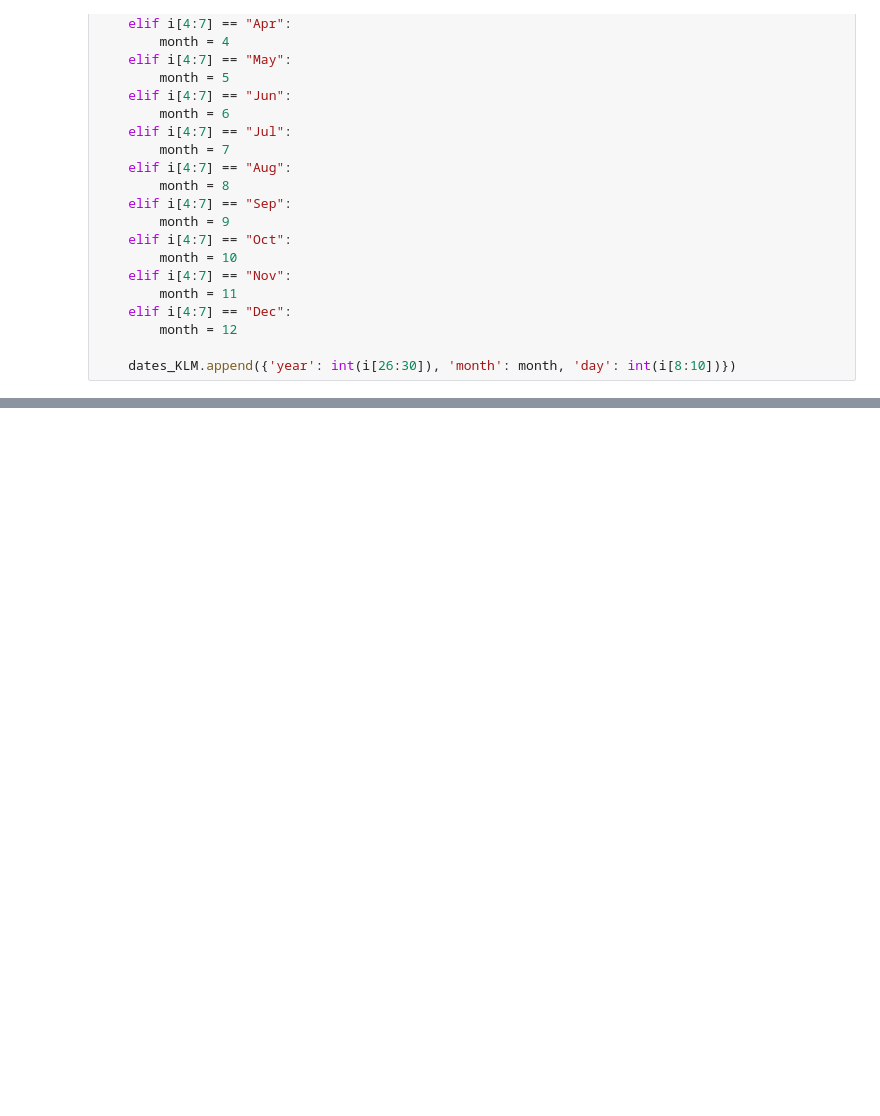
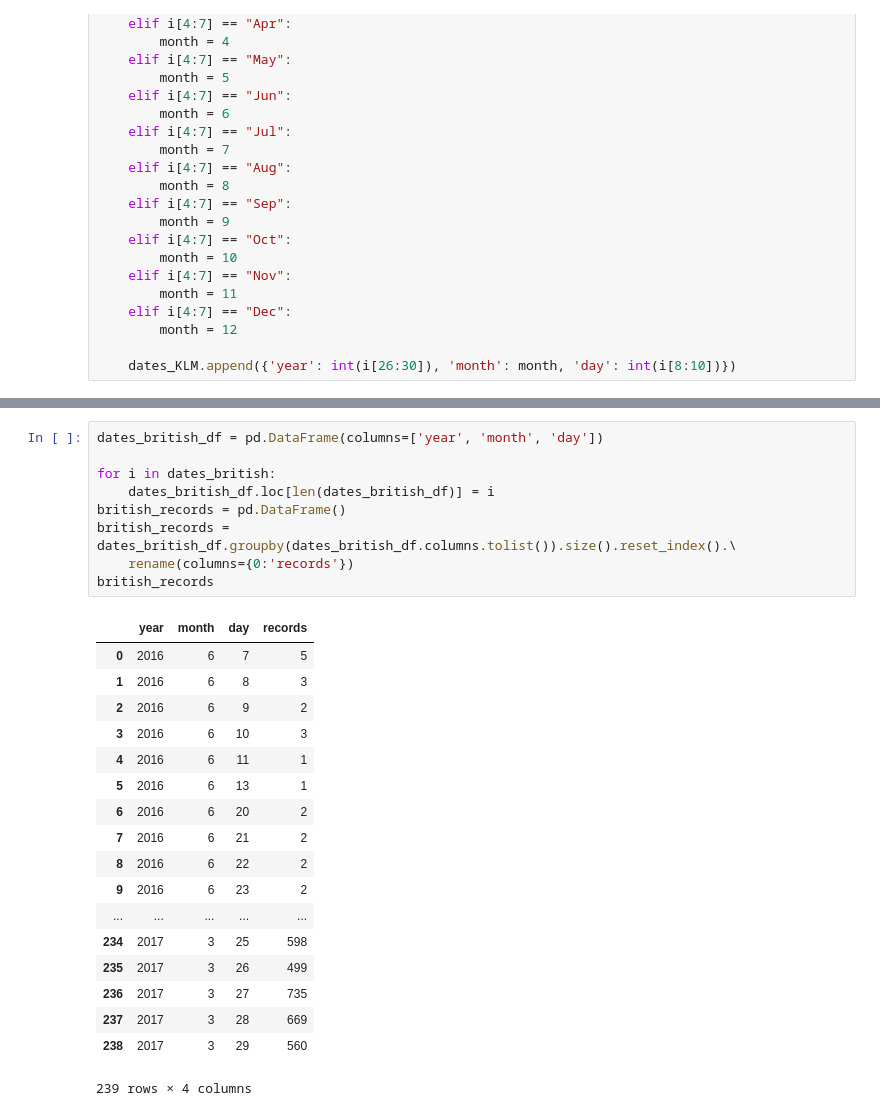
Before and after one commit to dharmsen/DBLDataChallenge, a Jupyter notebook: EDA, but clean.ipynb, the cells around one changed output, grey strips where cells are left out. Drawn from its saved outputs; the diff is of its cells as text; blank space fills up the shorter version.

```diff
--- a/EDA, but clean.ipynb
+++ b/EDA, but clean.ipynb
@@ -106,0 +141,28 @@ TypeError: 'dict' object is not callable
+# %%
+dates_british_df = pd.DataFrame(columns=['year', 'month', 'day'])
+
+for i in dates_british:
+    dates_british_df.loc[len(dates_british_df)] = i
+british_records = pd.DataFrame()
+british_records = dates_british_df.groupby(dates_british_df.columns.tolist()).size().reset_index().\
+    rename(columns={0:'records'})
+british_records
+# %% [output]
+|  | year | month | day | records |
+| 0 | 2016 | 6 | 7 | 5 |
+| 1 | 2016 | 6 | 8 | 3 |
+| 2 | 2016 | 6 | 9 | 2 |
+| 3 | 2016 | 6 | 10 | 3 |
+| 4 | 2016 | 6 | 11 | 1 |
+| 5 | 2016 | 6 | 13 | 1 |
+| 6 | 2016 | 6 | 20 | 2 |
+| 7 | 2016 | 6 | 21 | 2 |
+| 8 | 2016 | 6 | 22 | 2 |
+| 9 | 2016 | 6 | 23 | 2 |
+| ... | ... | ... | ... | ... |
+| 234 | 2017 | 3 | 25 | 598 |
+| 235 | 2017 | 3 | 26 | 499 |
+| 236 | 2017 | 3 | 27 | 735 |
+| 237 | 2017 | 3 | 28 | 669 |
+| 238 | 2017 | 3 | 29 | 560 |
+239 rows × 4 columns
```
Also changed, not shown: parts of 7 cells of this notebook.
